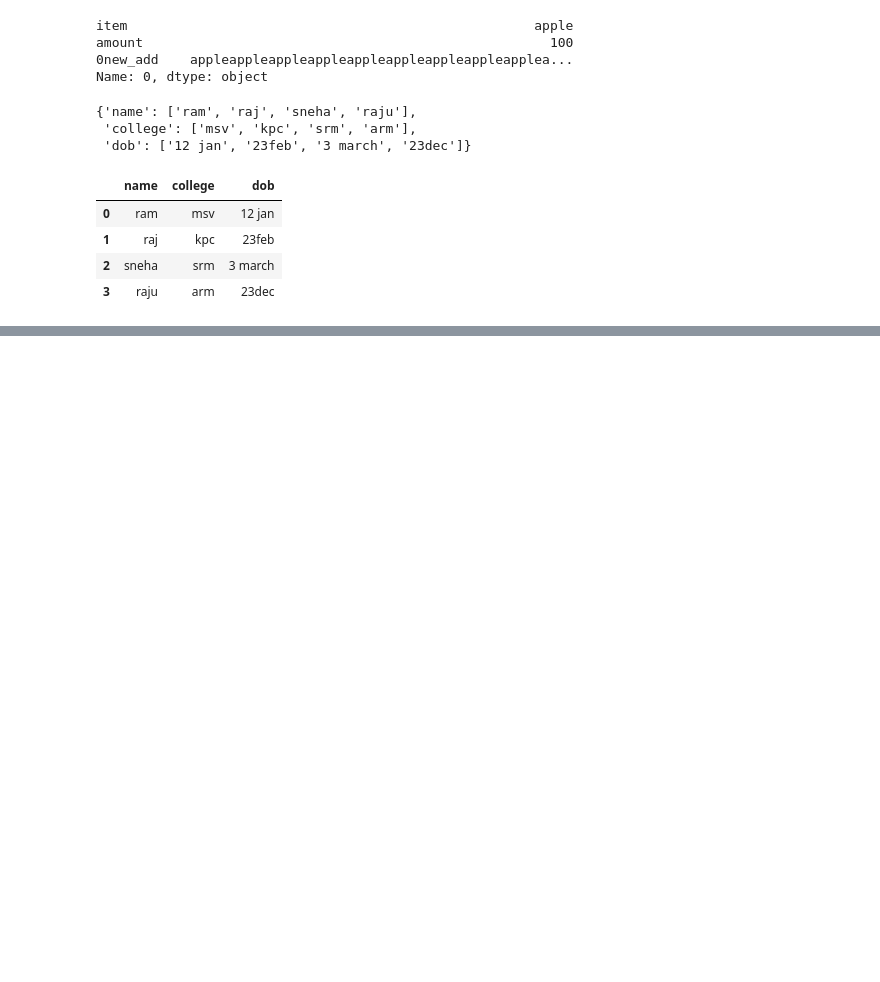
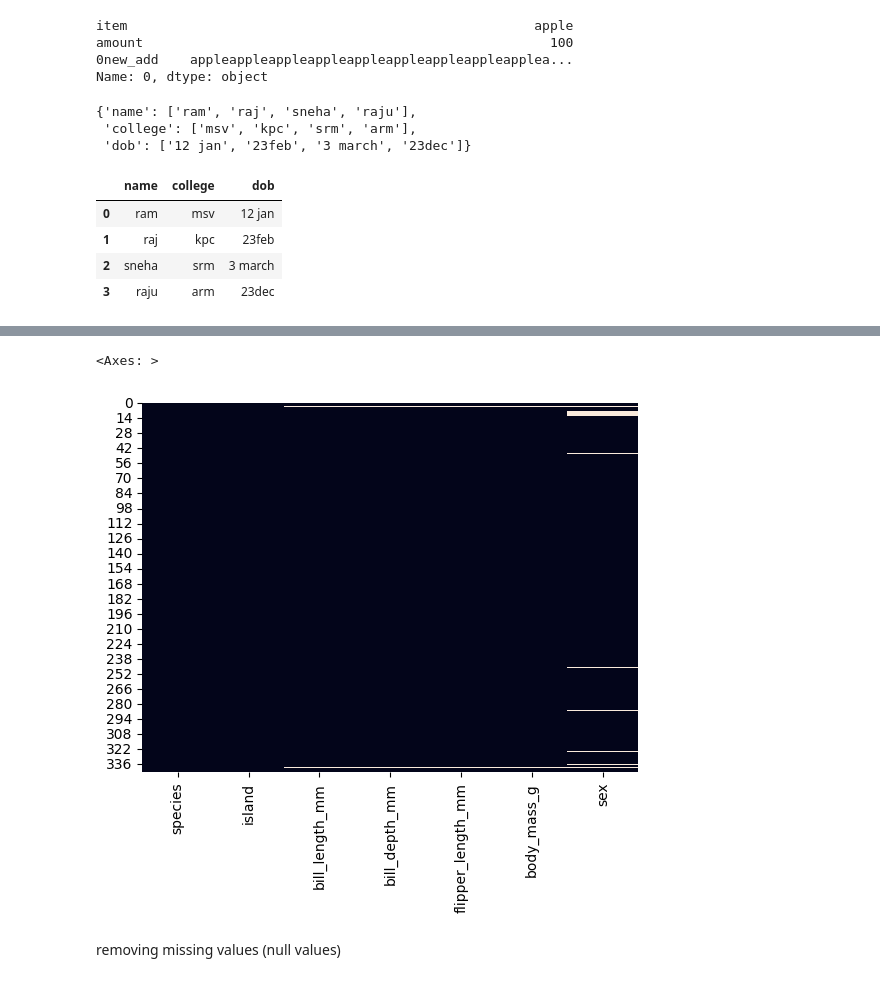
Before and after one commit to Aashutosh-Srivastava/Data-Science-Python, a Jupyter notebook: Data Analytics/pandas.ipynb, the cells around one changed output, grey strips where cells are left out. Saved outputs shown, nothing was run; the diff lists cells and outputs as text; code cells hidden in the pictures; blank space fills up the shorter version.

```diff
--- a/Data Analytics/pandas.ipynb
+++ b/Data Analytics/pandas.ipynb
@@ -148,0 +270,7 @@ sdf
+# %%
+sns.heatmap(penguins.isnull(),cbar=False)    #column wise null value evaluation
+# %% [output]
+<Axes: >
+[figure, added]
+# %% [markdown]
+removing missing values (null values)
```
Also changed, not shown: parts of 48 cells of this notebook, 1 other file.
